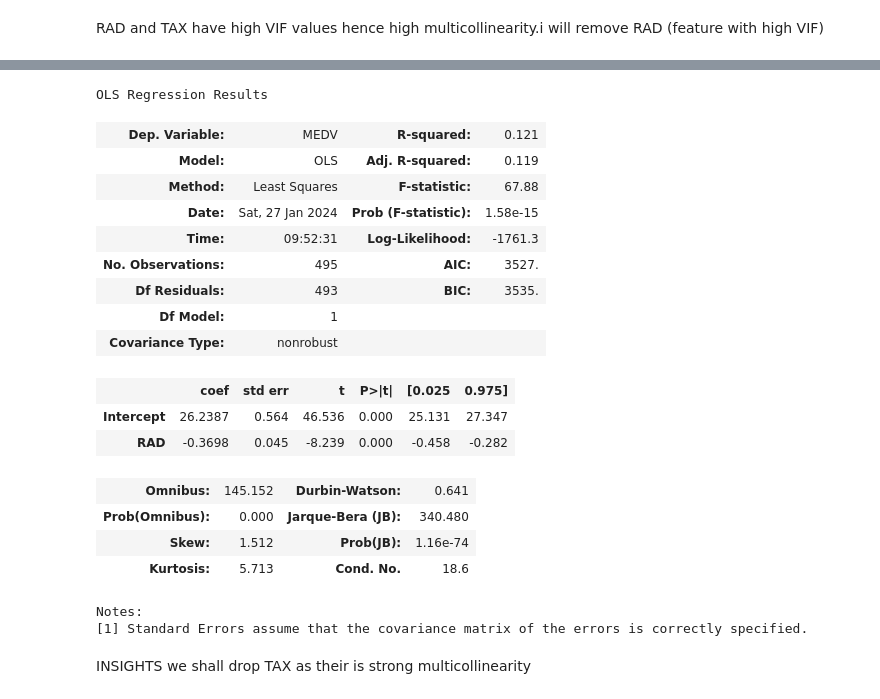
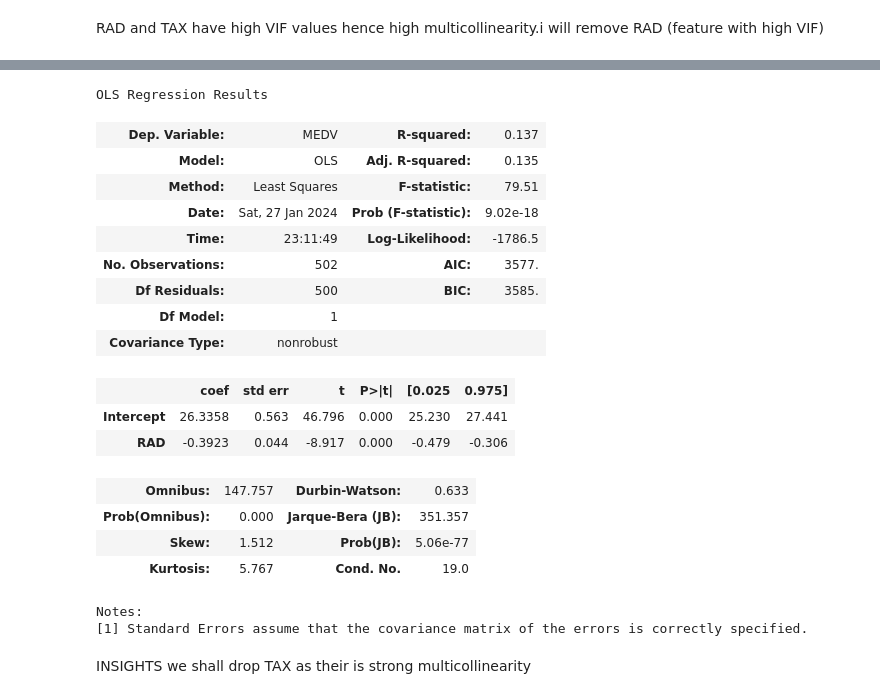
Before and after one commit to zinduaschool/0205-boston-housing-project---regression-marshmoses, a Jupyter notebook: main.ipynb, the cells around one changed output, grey strips where cells are left out. Drawn from its saved outputs; the diff is of its cells as text; code cells hidden in the pictures.

```diff
--- a/main.ipynb
+++ b/main.ipynb
@@ -213,0 +244,22 @@ there is presence of outliers
+# %%
+import numpy as np
+from scipy import stats
+
+# Specify columns with potential outliers
+columns_with_outliers = ['CRIM', 'ZN', 'CHAS', 'RM', 'B', 'LSTAT']
+
+# Calculate Z-scores
+z_scores = np.abs(stats.zscore(data_imputed[columns_with_outliers]))
+
+# Set a threshold for flagging outliers
+threshold = 5
+
+# Identify and remove outliers
+outliers_mask = (z_scores > threshold).any(axis=1)
+data_imputed_no_outliers = data_imputed[~outliers_mask]
+
+# Count of potential outliers after removal
+outliers_count_after_removal = outliers_mask.sum()
+print(f'Count of potential outliers after removal: {outliers_count_after_removal}')
+
+# Update X and y based on the cleaned data
@@ -321,25 +406,25 @@ Notes:
 strong multicollinearity or other numerical problems.
 # %%
-lm=smf.ols(formula='MEDV~RAD',data=data_cleaned).fit()
+lm=smf.ols(formula='MEDV~RAD',data=data_imputed_no_outliers).fit()
 lm.summary()
 # %% [output]
 OLS Regression Results
-| Dep. Variable: | MEDV | R-squared: | 0.121 |
-| Model: | OLS | Adj. R-squared: | 0.119 |
-| Method: | Least Squares | F-statistic: | 67.88 |
-| Date: | Sat, 27 Jan 2024 | Prob (F-statistic): | 1.58e-15 |
-| Time: | 09:52:31 | Log-Likelihood: | -1761.3 |
-| No. Observations: | 495 | AIC: | 3527. |
-| Df Residuals: | 493 | BIC: | 3535. |
+| Dep. Variable: | MEDV | R-squared: | 0.137 |
+| Model: | OLS | Adj. R-squared: | 0.135 |
+| Method: | Least Squares | F-statistic: | 79.51 |
+| Date: | Sat, 27 Jan 2024 | Prob (F-statistic): | 9.02e-18 |
+| Time: | 23:11:49 | Log-Likelihood: | -1786.5 |
+| No. Observations: | 502 | AIC: | 3577. |
+| Df Residuals: | 500 | BIC: | 3585. |
 | Df Model: | 1 |  |  |
 | Covariance Type: | nonrobust |  |  |
 |  | coef | std err | t | P>|t| | [0.025 | 0.975] |
-| Intercept | 26.2387 | 0.564 | 46.536 | 0.000 | 25.131 | 27.347 |
-| RAD | -0.3698 | 0.045 | -8.239 | 0.000 | -0.458 | -0.282 |
+| Intercept | 26.3358 | 0.563 | 46.796 | 0.000 | 25.230 | 27.441 |
+| RAD | -0.3923 | 0.044 | -8.917 | 0.000 | -0.479 | -0.306 |
-| Omnibus: | 145.152 | Durbin-Watson: | 0.641 |
-| Prob(Omnibus): | 0.000 | Jarque-Bera (JB): | 340.480 |
-| Skew: | 1.512 | Prob(JB): | 1.16e-74 |
-| Kurtosis: | 5.713 | Cond. No. | 18.6 |
+| Omnibus: | 147.757 | Durbin-Watson: | 0.633 |
+| Prob(Omnibus): | 0.000 | Jarque-Bera (JB): | 351.357 |
+| Skew: | 1.512 | Prob(JB): | 5.06e-77 |
+| Kurtosis: | 5.767 | Cond. No. | 19.0 |
 Notes:
 [1] Standard Errors assume that the covariance matrix of the errors is correctly specified.
 # %% [markdown]
```
Also changed, not shown: parts of 38 cells of this notebook.
